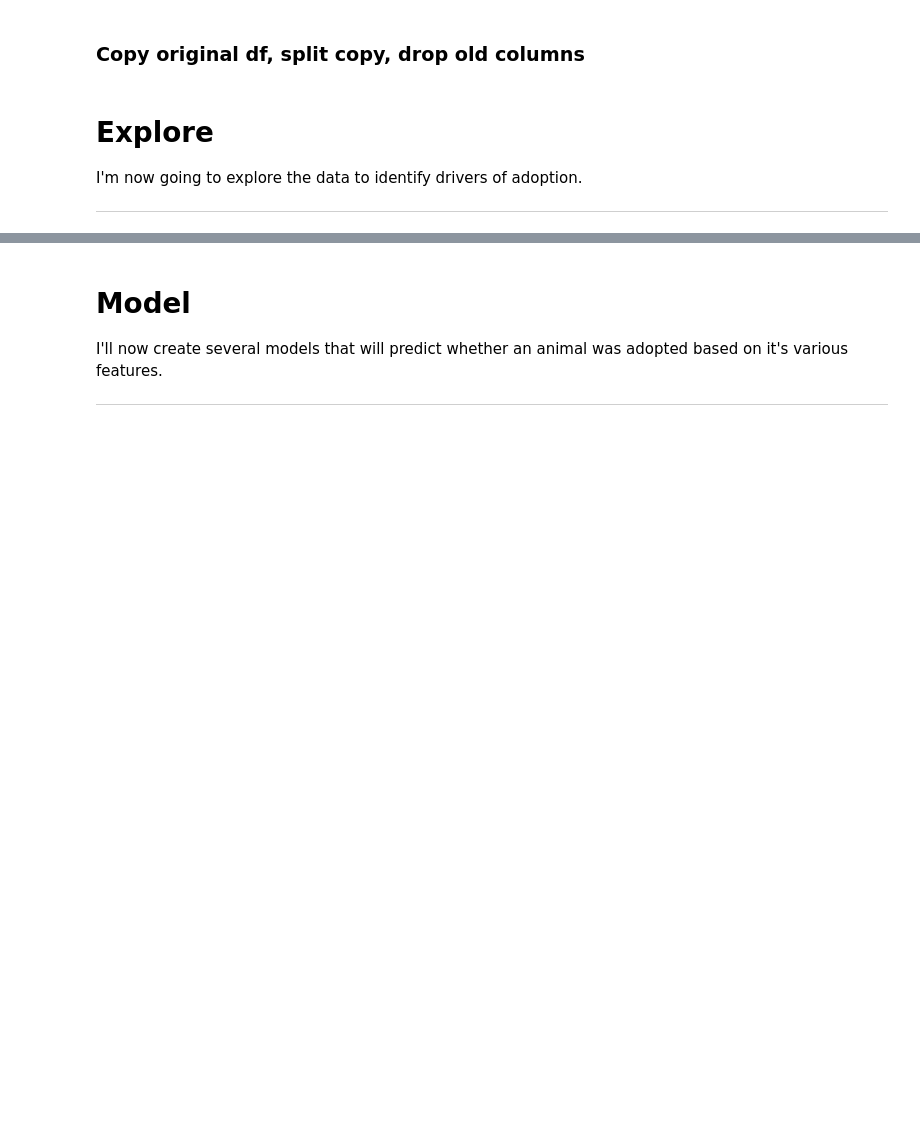
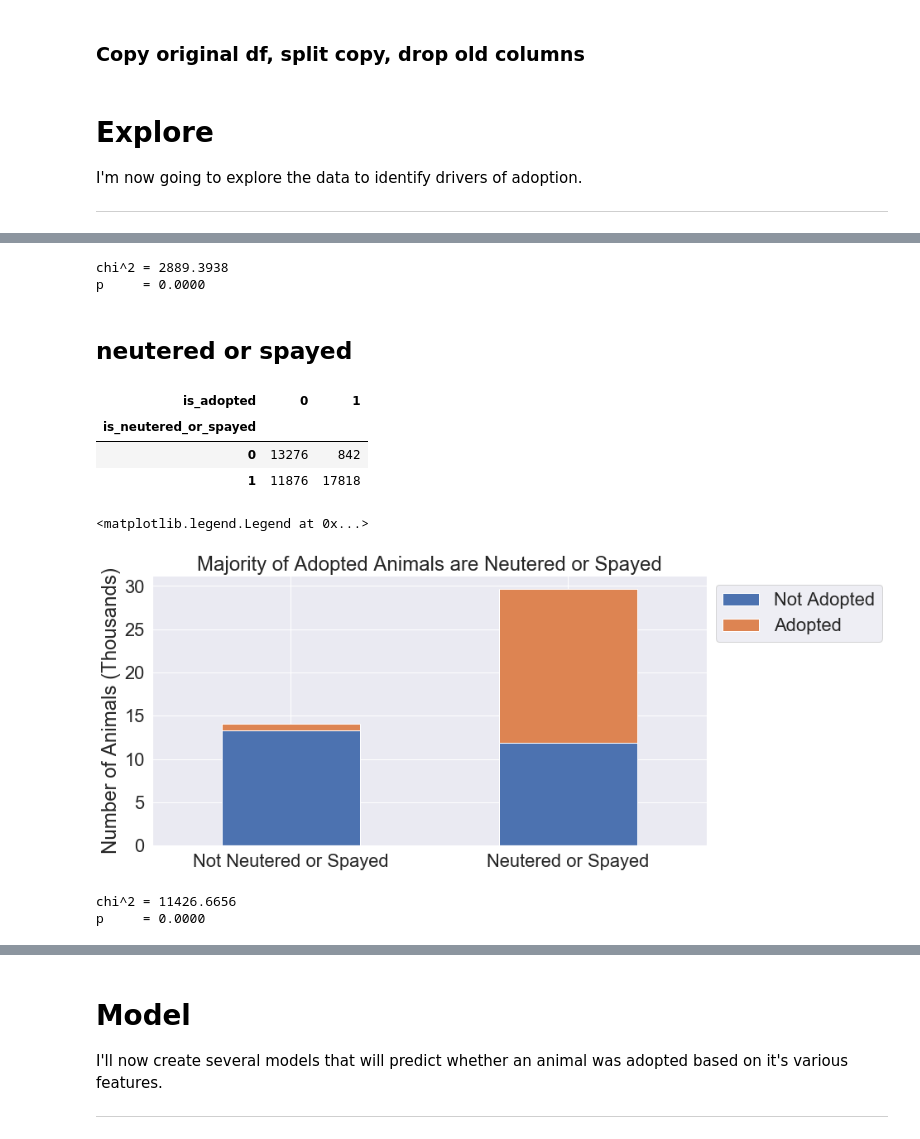
Before and after one commit to SamuelD-Data/aac_outcomes_project, a Jupyter notebook: aac_project_notebook.ipynb, the cells around one changed output, grey strips where cells are left out. Drawn from its saved outputs; the diff is of its cells as text; code cells hidden in the pictures; blank space fills up the shorter version.

```diff
--- a/aac_project_notebook.ipynb
+++ b/aac_project_notebook.ipynb
@@ -236,0 +265,41 @@ df
+# %%
+chi2, p, degf, expected = stats.chi2_contingency(observed_sex)
+
+print(f'chi^2 = {chi2:.4f}')
+print(f'p     = {p:.4f}')
+# %% [output]
+chi^2 = 2889.3938
+p     = 0.0000
+# %% [markdown]
+## neutered or spayed
+# %%
+observed_nors = pd.crosstab(train.is_neutered_or_spayed, train.is_adopted)
+
+observed_nors
+# %% [output]
+| is_adopted | 0 | 1 |
+| is_neutered_or_spayed |  |  |
+| 0 | 13276 | 842 |
+| 1 | 11876 | 17818 |
+# %%
+observed_nors.index = ['Not Neutered or Spayed', 'Neutered or Spayed']
+observed_nors.columns = ['Not Adopted', 'Adopted']
+
+nors_plot = observed_nors / 1000
+
+nors_plot.plot.bar(stacked=True, rot=0)
+
+plt.ylabel('Number of Animals (Thousands)')
+plt.title('Majority of Adopted Animals are Neutered or Spayed')
+plt.legend(bbox_to_anchor=(1,1))
+# %% [output]
+<matplotlib.legend.Legend at 0x...>
+[figure, added]
+# %%
+chi2, p, degf, expected = stats.chi2_contingency(observed_nors)
+
+print(f'chi^2 = {chi2:.4f}')
+print(f'p     = {p:.4f}')
+# %% [output]
+chi^2 = 11426.6656
+p     = 0.0000
```
Also changed, not shown: parts of 16 cells of this notebook.
